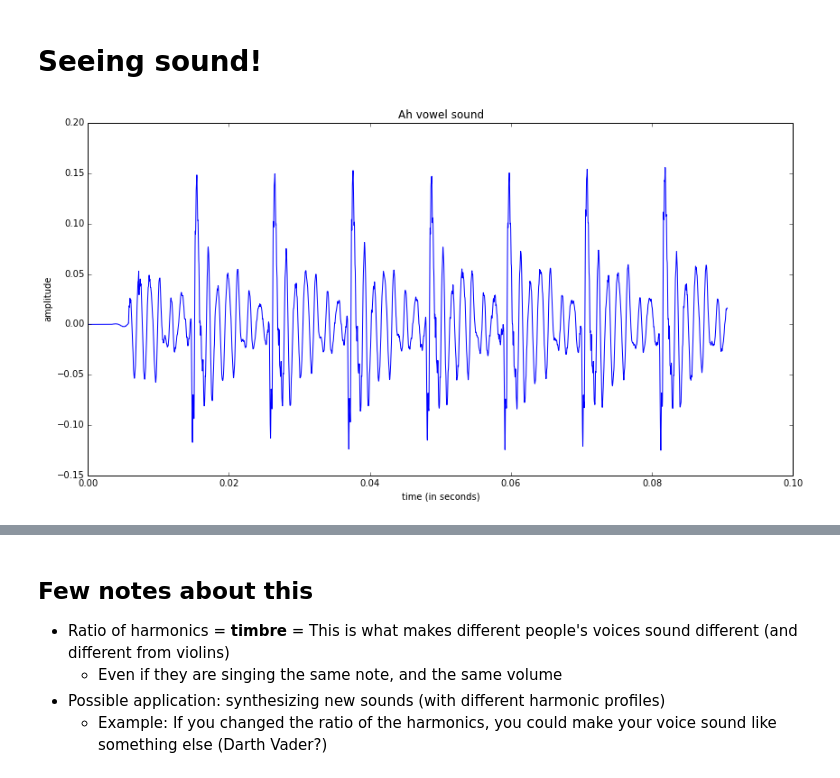
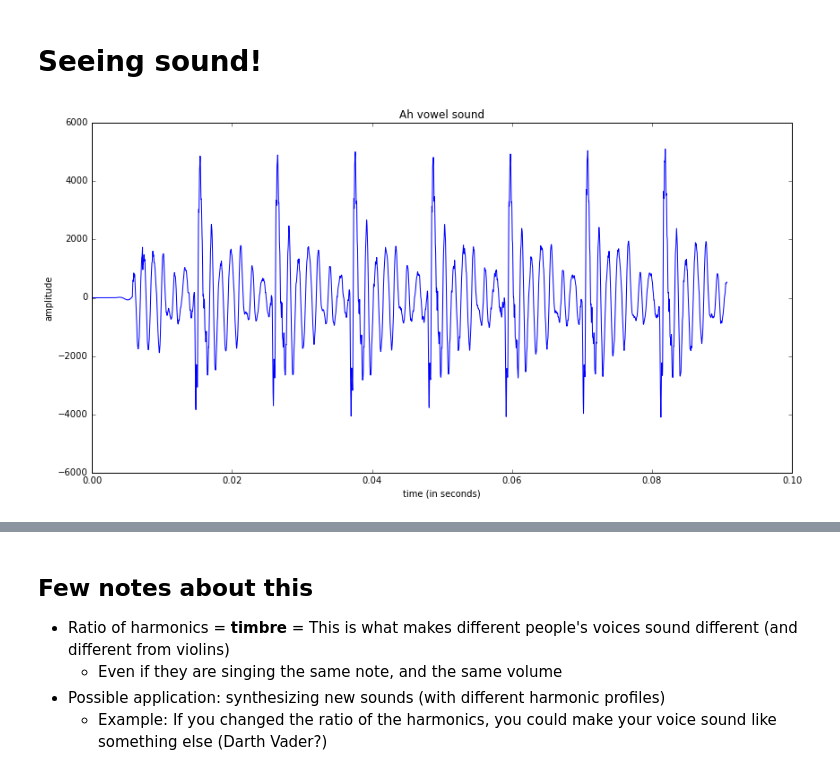
Before and after one commit to calebmadrigal/FourierTalkOSCON, a Jupyter notebook: 07_SeeingSound.ipynb, the cells around one changed output, grey strips where cells are left out. Drawn from its saved outputs; the diff is of its cells as text; code cells hidden in the pictures.

```diff
--- a/07_SeeingSound.ipynb
+++ b/07_SeeingSound.ipynb
@@ -16,10 +19,10 @@ def setup_graph(title='', x_label='', y_label='', fig_size=None):
 # %%
 # NOTE: This is only works with 1 channel (mono).  To record a mono audio sample,
 # you can use this command: rec -r 44100 -c 1 -b 16 test.wav
-(input_signal, sample_rate, bits) = audio.wavread("audio_files/vowel_ah.wav")
-time_array = arange(0, len(input_signal)/sample_rate, 1/sample_rate)
+(sample_rate, input_signal) = scipy.io.wavfile.read("audio_files/vowel_ah.wav")
+time_array = np.arange(0, len(input_signal)/sample_rate, 1/sample_rate)
 # %%
 setup_graph(title='Ah vowel sound', x_label='time (in seconds)', y_label='amplitude', fig_size=(14,7))
-_ = plot(time_array[0:4000], input_signal[0:4000])
+_ = plt.plot(time_array[0:4000], input_signal[0:4000])
 # %% [output]
-[figure, old version]
+[figure, new version]
```
Also changed, not shown: parts of 8 cells of this notebook, 10 other files.
